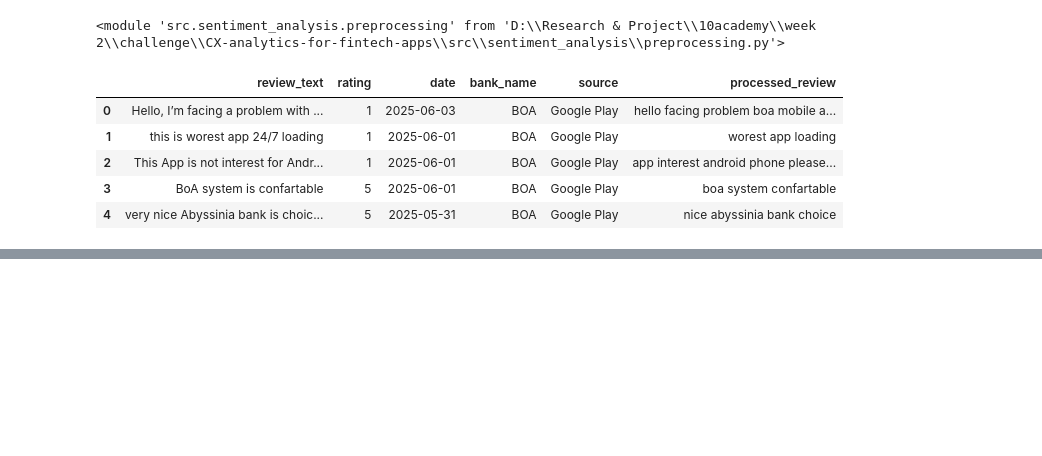
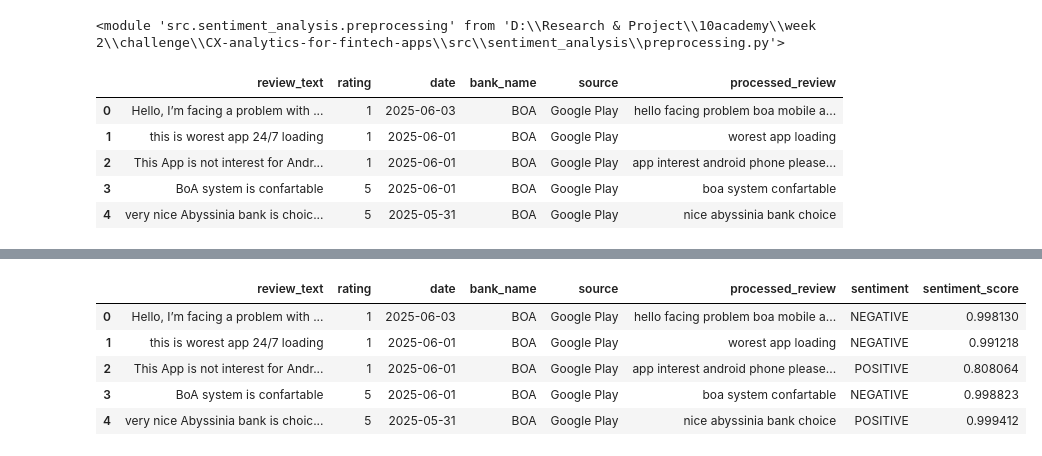
Before and after one commit to chalasimon/CX-analytics-for-fintech-apps, a Jupyter notebook: notebooks/task2.ipynb, the cells around one changed output, grey strips where cells are left out. Cells and saved outputs as stored; diff of their text form; code cells hidden in the pictures; blank space fills up the shorter version.

Commit message:
feat: Sentiment Analysis using distilbert-base-uncased-finetuned-sst-2-english

```diff
--- a/notebooks/task2.ipynb
+++ b/notebooks/task2.ipynb
@@ -91,0 +102,8 @@ data.head()
+# %%
+# initialize the sentiment analyzer
+sentiment_analyzer = SentimentAnalyzer()
+# Run sentiment analysis
+results = sentiment_analyzer.analyze(data["processed_review"].tolist())
+# Add the results to the dataframe
+data['sentiment'] = [r["label"] for r in results]
+data['sentiment_score'] = [r["score"] for r in results]
@@ -91,0 +115,9 @@ data.head()
+# %%
+data.head()
+# %% [output]
+|  | review_text | rating | date | bank_name | source | processed_review | sentiment | sentiment_score |
+| 0 | Hello, I’m facing a problem with ... | 1 | 2025-06-03 | BOA | Google Play | hello facing problem boa mobile a... | NEGATIVE | 0.998130 |
+| 1 | this is worest app 24/7 loading | 1 | 2025-06-01 | BOA | Google Play | worest app loading | NEGATIVE | 0.991218 |
+| 2 | This App is not interest for Andr... | 1 | 2025-06-01 | BOA | Google Play | app interest android phone please... | POSITIVE | 0.808064 |
+| 3 | BoA system is confartable | 5 | 2025-06-01 | BOA | Google Play | boa system confartable | NEGATIVE | 0.998823 |
+| 4 | very nice Abyssinia bank is choic... | 5 | 2025-05-31 | BOA | Google Play | nice abyssinia bank choice | POSITIVE | 0.999412 |
```
Also changed, not shown: parts of 3 cells of this notebook, 1 other file.
